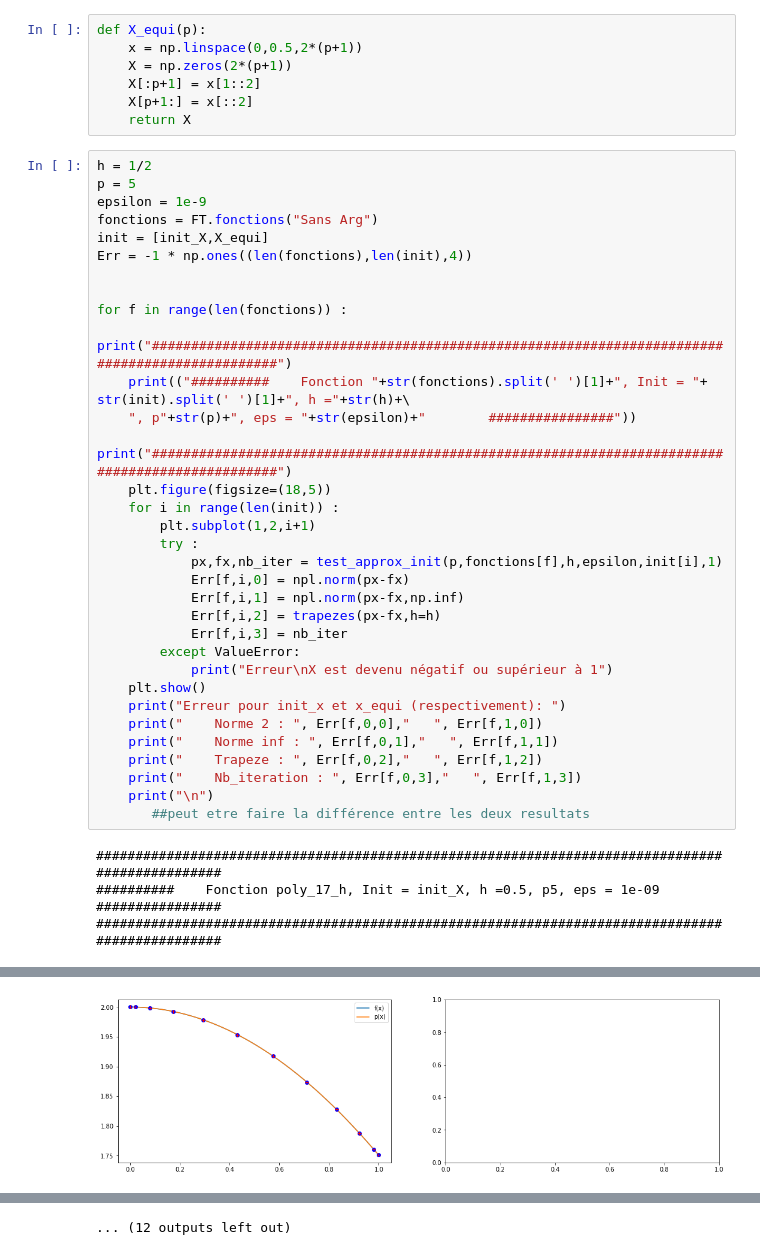
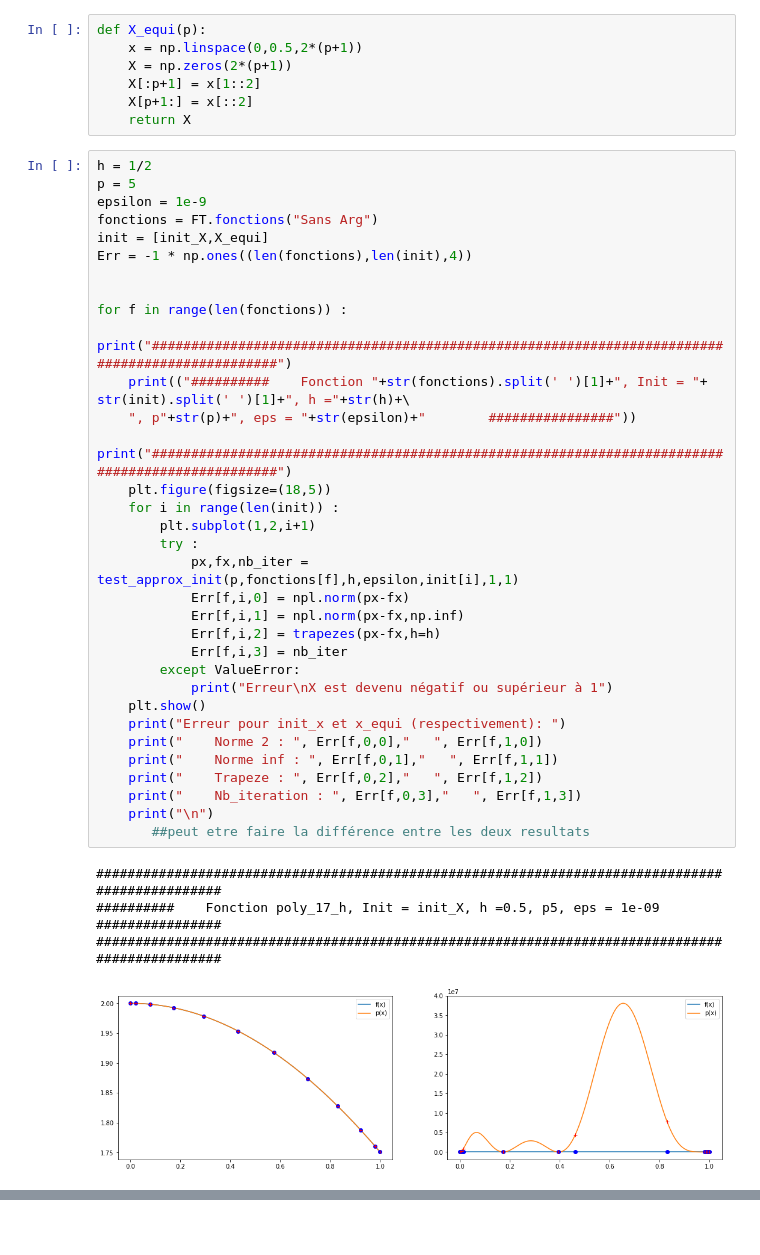
Before and after one commit to gerier/GestionDeProjet4A, a Jupyter notebook: Version Multi_Fichier/Etude_S_Init.ipynb, the cells around one changed output, grey strips where cells are left out. Cells and saved outputs as stored; diff of their text form; blank space fills up the shorter version.

```diff
--- a/Version Multi_Fichier/Etude_S_Init.ipynb
+++ b/Version Multi_Fichier/Etude_S_Init.ipynb
@@ -135,31 +142,32 @@ init = [init_X,X_equi]
 Err = -1 * np.ones((len(fonctions),len(init),4))
 
 
 for f in range(len(fonctions)) :
     print("################################################################################################")
     print(("##########    Fonction "+str(fonctions).split(' ')[1]+", Init = "+ str(init).split(' ')[1]+", h ="+str(h)+\
     ", p"+str(p)+", eps = "+str(epsilon)+"        ################"))
     print("################################################################################################")
     plt.figure(figsize=(18,5))
     for i in range(len(init)) :
         plt.subplot(1,2,i+1)
         try :
-            px,fx,nb_iter = test_approx_init(p,fonctions[f],h,epsilon,init[i],1)
+            px,fx,nb_iter = test_approx_init(p,fonctions[f],h,epsilon,init[i],1,1)
             Err[f,i,0] = npl.norm(px-fx)
             Err[f,i,1] = npl.norm(px-fx,np.inf)
             Err[f,i,2] = trapezes(px-fx,h=h)
             Err[f,i,3] = nb_iter
         except ValueError:
             print("Erreur\nX est devenu négatif ou supérieur à 1")
     plt.show()
     print("Erreur pour init_x et x_equi (respectivement): ")
     print("    Norme 2 : ", Err[f,0,0],"   ", Err[f,1,0])
     print("    Norme inf : ", Err[f,0,1],"   ", Err[f,1,1])
     print("    Trapeze : ", Err[f,0,2],"   ", Err[f,1,2])
     print("    Nb_iteration : ", Err[f,0,3],"   ", Err[f,1,3])
     print("\n")
        ##peut etre faire la différence entre les deux resultats
 # %% [output]
 ################################################################################################
 ##########    Fonction poly_17_h, Init = init_X, h =0.5, p5, eps = 1e-09        ################
 ################################################################################################
+[figure, new version]
@@ -168 +183,0 @@ X est devenu négatif ou supérieur à 1
-[figure, old version]
@@ -233 +229,0 @@ X est devenu négatif ou supérieur à 1
-... (12 outputs left out)
```
Also changed, not shown: parts of 3 cells of this notebook, 2 other files.
